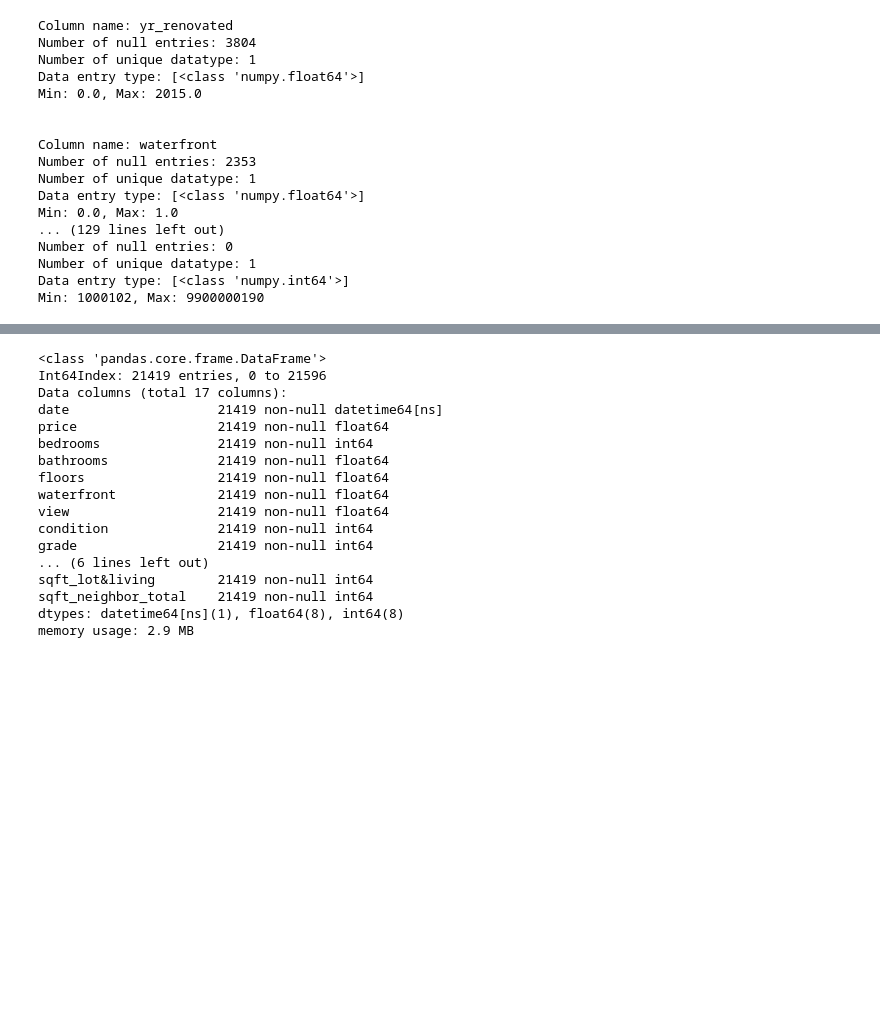
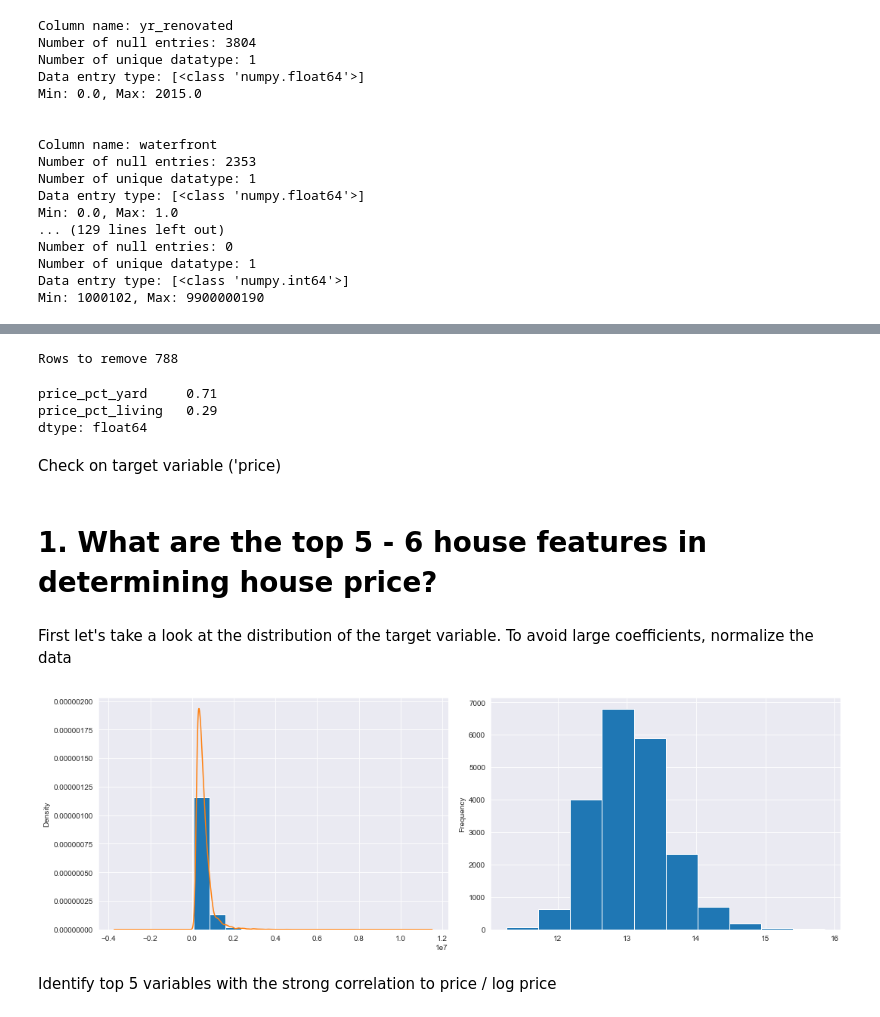
Before and after one commit to Ftan91/Exploratory-Data-Analysis-on-Features-that-Impact-House-Prices-in-Kings-County-Seattle, a Jupyter notebook: Finn2 - Kings County Dataset.ipynb, the cells around one changed output, grey strips where cells are left out. Saved outputs shown, nothing was run; the diff lists cells and outputs as text; code cells hidden in the pictures; blank space fills up the shorter version.

```diff
--- a/Finn2 - Kings County Dataset.ipynb
+++ b/Finn2 - Kings County Dataset.ipynb
@@ -139,6 +147,12 @@ def function(column):
         unique = df[df[column].notnull()][column].unique()
         prob = df[df[column].notnull()][column].value_counts(normalize = True)
         return np.random.choice(unique, 1, p= prob)[0]
+
+def year_value(row):
+    if row["yr_renovated"] == 0.0 or pd.isna(row["yr_renovated"]) == True:
+        return row["yr_built"]
+    else:
+        return row["yr_renovated"]
 # %% [markdown]
 Print general description of each column including missing values, number of data entries for each column, negati
 # %%
@@ -177,9 +193,3 @@ for column in missing_values_column:
     df[column] = df[column].map(lambda x: function(column) if (pd.isnull(x) or x == '?') else x)
 
 df['sqft_basement'] = df['sqft_basement'].map(lambda x: int(float(x)))
-df['sqft_abv&below'] = df['sqft_above'] + df['sqft_basement']
-df['sqft_lot&living'] = df['sqft_lot'] + df['sqft_living']
-df['sqft_neighbor_total'] = df['sqft_lot15'] + df['sqft_living15']
-
-columns_to_drop = ['id', 'sqft_living', 'sqft_lot', 'sqft_above', 'sqft_basement', 'sqft_living15', 'sqft_lot15']
-df.drop(columns_to_drop, axis = 1, inplace = True)
@@ -186,22 +201,46 @@ df.drop(columns_to_drop, axis = 1, inplace = True)
+# %%
+sqft_columns = ['sqft_lot', 'sqft_living', 'sqft_above', 'sqft_basement', 'floors']
+
+to_remove = df[sqft_columns][df.sqft_living > df.sqft_lot].index
+print ('Rows to remove {}'.format(len(to_remove)))
+
+df.drop(to_remove, axis = 0, inplace = True)
+
+df['sqft_yard'] = df['sqft_lot'] - df['sqft_living']
+df['price_pct_yard'] = round((df.sqft_yard / df.sqft_lot), 2)
+df['price_pct_living'] =round((df.sqft_living / df.sqft_lot), 2)
+
+df[['price_pct_yard', 'price_pct_living']].mean()
+# %% [output]
+Rows to remove 788
+price_pct_yard     0.71
+price_pct_living   0.29
+dtype: float64
+# %%
+df['month_sold'] = df['date'].dt.month
+df['day_sold'] = df['date'].dt.dayofweek
+
+df['year_old'] = df.apply(lambda row: year_value(row), axis=1)
+df['house_age'] = 2019 - df['year_old']
 # %%
 df.drop(df[df.bedrooms > 20].index, axis = 0, inplace = True)
-# %%
-df.info()
-# %% [output]
-<class 'pandas.core.frame.DataFrame'>
-Int64Index: 21419 entries, 0 to 21596
-Data columns (total 17 columns):
-date                   21419 non-null datetime64[ns]
-price                  21419 non-null float64
-bedrooms               21419 non-null int64
-bathrooms              21419 non-null float64
-floors                 21419 non-null float64
-waterfront             21419 non-null float64
-view                   21419 non-null float64
-condition              21419 non-null int64
-grade                  21419 non-null int64
-... (6 lines left out)
-sqft_lot&living        21419 non-null int64
-sqft_neighbor_total    21419 non-null int64
-dtypes: datetime64[ns](1), float64(8), int64(8)
-memory usage: 2.9 MB
+# %% [markdown]
+Check on target variable ('price)
+# %% [markdown]
+# 1. What are the top 5 - 6 house features in determining house price?
+# %% [markdown]
+First let's take a look at the distribution of the target variable. To avoid large coefficients, normalize the data
+# %%
+fig, ax = plt.subplots(1, 2, figsize = (15,5), tight_layout = True)
+
+df.price.plot.hist(normed = True, label = 'price histogram', ax = ax[0])
+df.price.plot.kde(label = 'price kde', ax = ax[0])
+
+df['log_price'] = np.log(df.price)
+df.log_price.plot.hist(label = 'log normal price', ax = ax[1])
+
+plt.show()
+# %% [output]
+[figure, added]
+# %% [markdown]
+Identify top 5 variables with the strong correlation to price / log price
```
Also changed, not shown: parts of 24 cells of this notebook.
